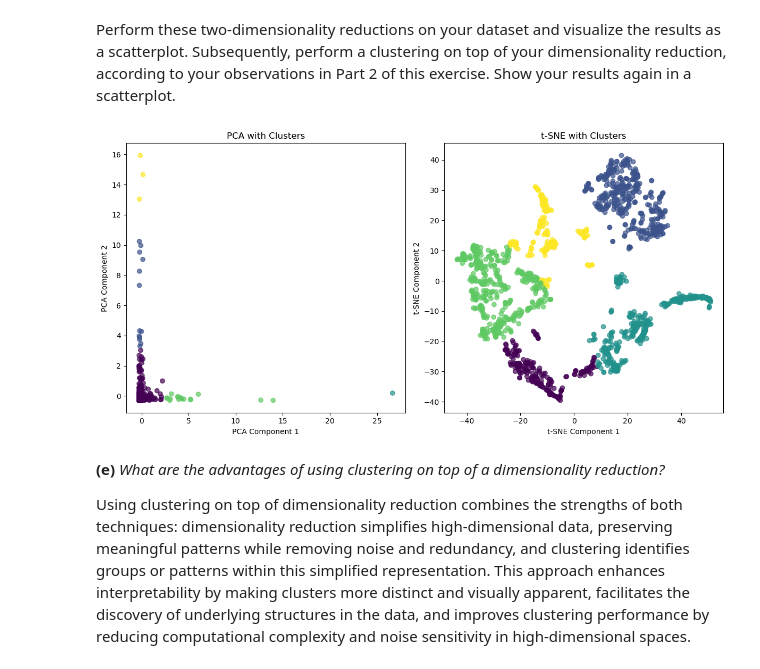
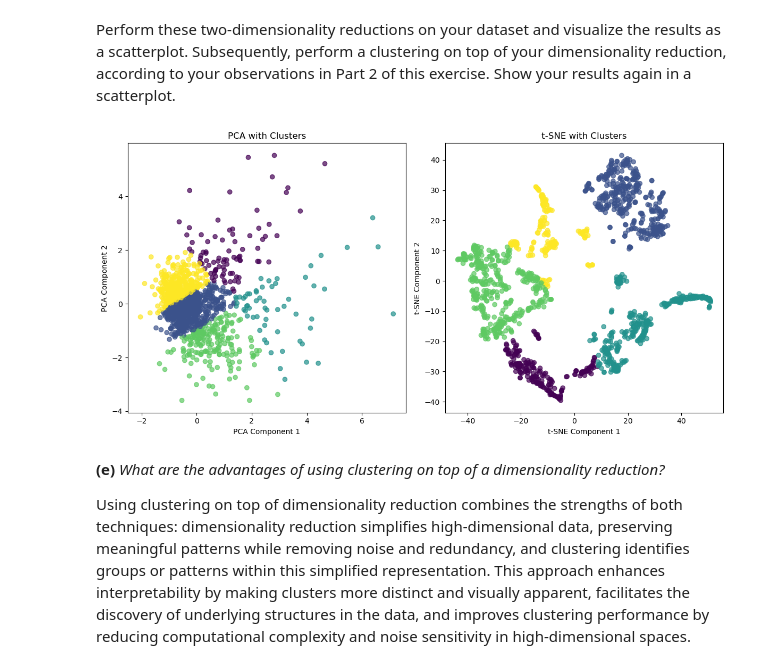
Before and after one commit to tonyzamyatin/mdgamls, a Jupyter notebook: UE5/solution.ipynb, the cells around one changed output. Cells and saved outputs as stored; diff of their text form; code cells hidden in the pictures.

```diff
--- a/UE5/solution.ipynb
+++ b/UE5/solution.ipynb
@@ -147,40 +147,44 @@ import matplotlib.pyplot as plt
 from sklearn.decomposition import PCA
 from sklearn.manifold import TSNE
 from sklearn.cluster import KMeans
+from sklearn.preprocessing import StandardScaler
 
-# Step 1: PCA Dimensionality Reduction
+scaler = StandardScaler()
+numeric_data_scaled = scaler.fit_transform(numeric_data)
+
+# Step 2: PCA Dimensionality Reduction
 pca_model = PCA(n_components=2, whiten=True)
-pca_data = pca_model.fit_transform(numeric_data)
+pca_data = pca_model.fit_transform(numeric_data_scaled)
 
-# Step 2: t-SNE Dimensionality Reduction
+# Step 3: t-SNE Dimensionality Reduction
 tsne_model = TSNE(n_components=2, random_state=42)
 tsne_data = tsne_model.fit_transform(numeric_data)
 
-# Step 3: Perform KMeans Clustering on PCA and t-SNE Data
-kmeans = KMeans(n_clusters=5, random_state=42)  # 5 clusters based on elbow method (see above)
+# Step 4: Perform KMeans Clustering on PCA and t-SNE Data
+kmeans = KMeans(n_clusters=5, random_state=42)  # Adjust number of clusters as needed
 pca_clusters = kmeans.fit_predict(pca_data)
 tsne_clusters = kmeans.fit_predict(tsne_data)
 
-# Step 4: Visualization
+# Step 5: Visualization
 # PCA Scatterplot
 plt.figure(figsize=(12, 6))
 plt.subplot(1, 2, 1)
 plt.scatter(pca_data[:, 0], pca_data[:, 1], c=pca_clusters, cmap='viridis', alpha=0.7)
 plt.title('PCA with Clusters')
 plt.xlabel('PCA Component 1')
 plt.ylabel('PCA Component 2')
 
 # t-SNE Scatterplot
 plt.subplot(1, 2, 2)
 plt.scatter(tsne_data[:, 0], tsne_data[:, 1], c=tsne_clusters, cmap='viridis', alpha=0.7)
 plt.title('t-SNE with Clusters')
 plt.xlabel('t-SNE Component 1')
 plt.ylabel('t-SNE Component 2')
 
 plt.tight_layout()
 plt.show()
 # %% [output]
-[figure, old version]
+[figure, new version]
 # %% [markdown]
 **(e)** *What are the advantages of using clustering on top of a dimensionality reduction?*
 
```
Also changed, not shown: parts of 1 cell of this notebook, 1 other file.
